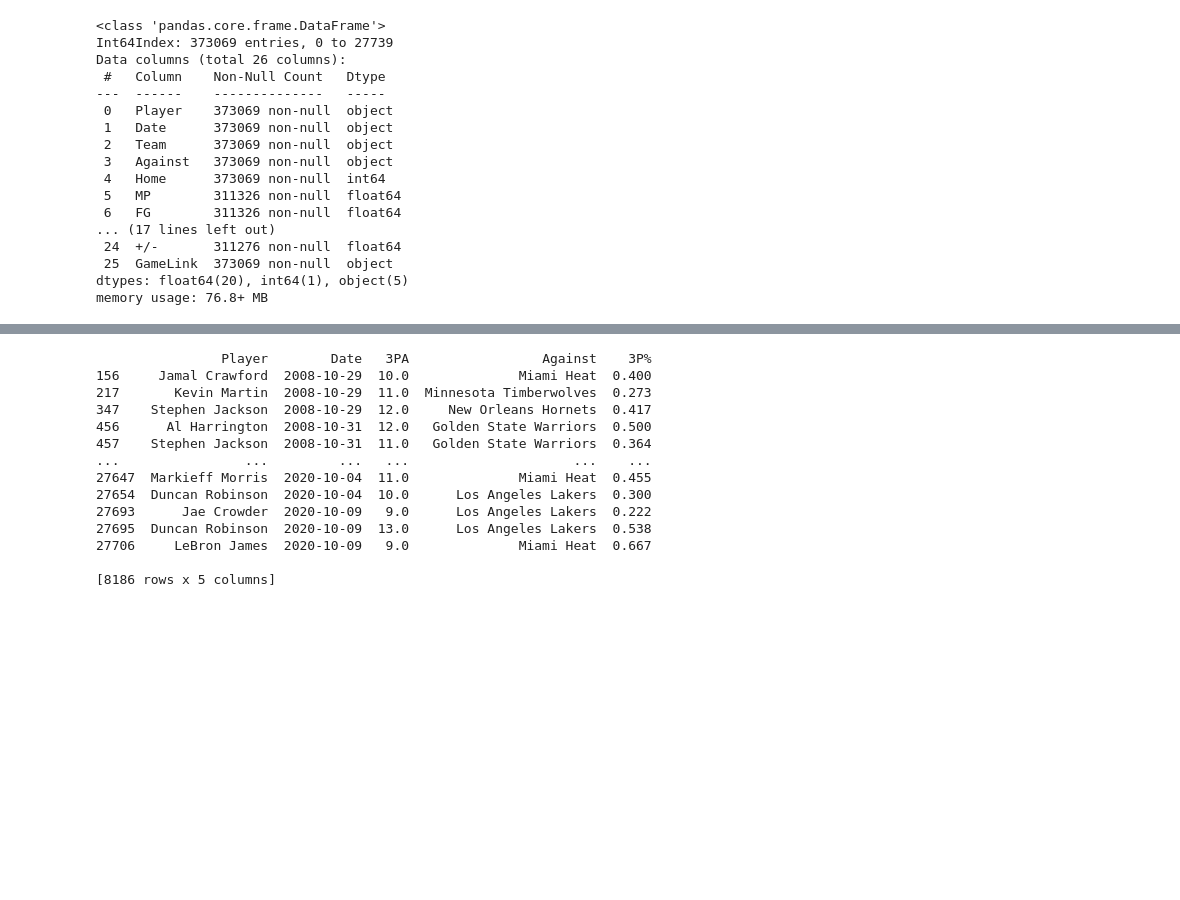
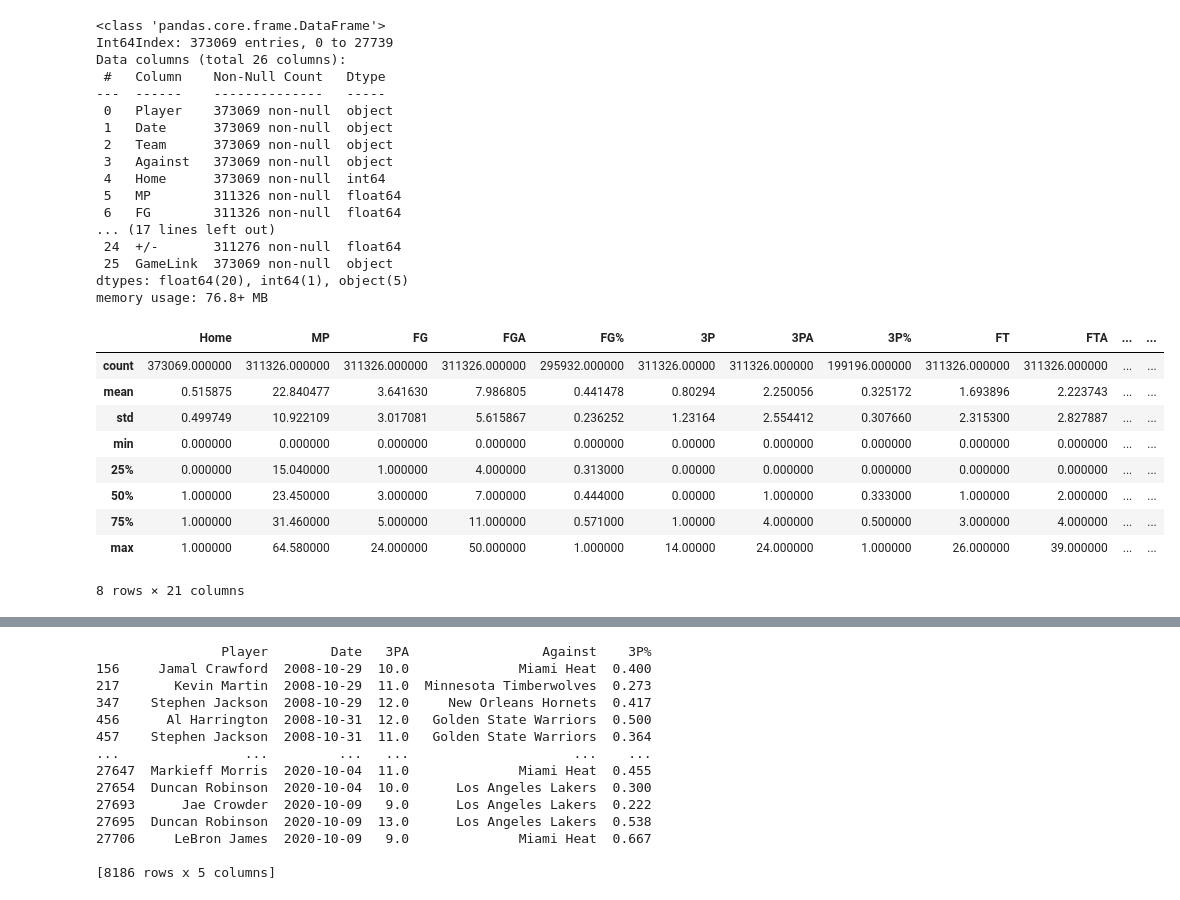
Before and after one commit to ElectricSheep007/UNH-Repo, a Jupyter notebook: DS_Guided_Capstone_2_Repo/virenv/Guided_Capstone_Project_2.ipynb, the cells around one changed output, grey strips where cells are left out. Cells and saved outputs as stored; diff of their text form; code cells hidden in the pictures; blank space fills up the shorter version.

```diff
--- a/DS_Guided_Capstone_2_Repo/virenv/Guided_Capstone_Project_2.ipynb
+++ b/DS_Guided_Capstone_2_Repo/virenv/Guided_Capstone_Project_2.ipynb
@@ -233,3 +235,16 @@ Data columns (total 26 columns):
  25  GameLink  373069 non-null  object
 dtypes: float64(20), int64(1), object(5)
 memory usage: 76.8+ MB
+# %%
+player_stats_combined_df.describe()
+# %% [output]
+|  | Home | MP | FG | FGA | FG% | 3P | 3PA | 3P% | FT | FTA | ... | ... |
+| count | 373069.000000 | 311326.000000 | 311326.000000 | 311326.000000 | 295932.000000 | 311326.00000 | 311326.000000 | 199196.000000 | 311326.000000 | 311326.000000 | ... | ... |
+| mean | 0.515875 | 22.840477 | 3.641630 | 7.986805 | 0.441478 | 0.80294 | 2.250056 | 0.325172 | 1.693896 | 2.223743 | ... | ... |
+| std | 0.499749 | 10.922109 | 3.017081 | 5.615867 | 0.236252 | 1.23164 | 2.554412 | 0.307660 | 2.315300 | 2.827887 | ... | ... |
+| min | 0.000000 | 0.000000 | 0.000000 | 0.000000 | 0.000000 | 0.00000 | 0.000000 | 0.000000 | 0.000000 | 0.000000 | ... | ... |
+| 25% | 0.000000 | 15.040000 | 1.000000 | 4.000000 | 0.313000 | 0.00000 | 0.000000 | 0.000000 | 0.000000 | 0.000000 | ... | ... |
+| 50% | 1.000000 | 23.450000 | 3.000000 | 7.000000 | 0.444000 | 0.00000 | 1.000000 | 0.333000 | 1.000000 | 2.000000 | ... | ... |
+| 75% | 1.000000 | 31.460000 | 5.000000 | 11.000000 | 0.571000 | 1.00000 | 4.000000 | 0.500000 | 3.000000 | 4.000000 | ... | ... |
+| max | 1.000000 | 64.580000 | 24.000000 | 50.000000 | 1.000000 | 14.00000 | 24.000000 | 1.000000 | 26.000000 | 39.000000 | ... | ... |
+8 rows × 21 columns
```
Also changed, not shown: parts of 20 cells of this notebook, 2 other files.
